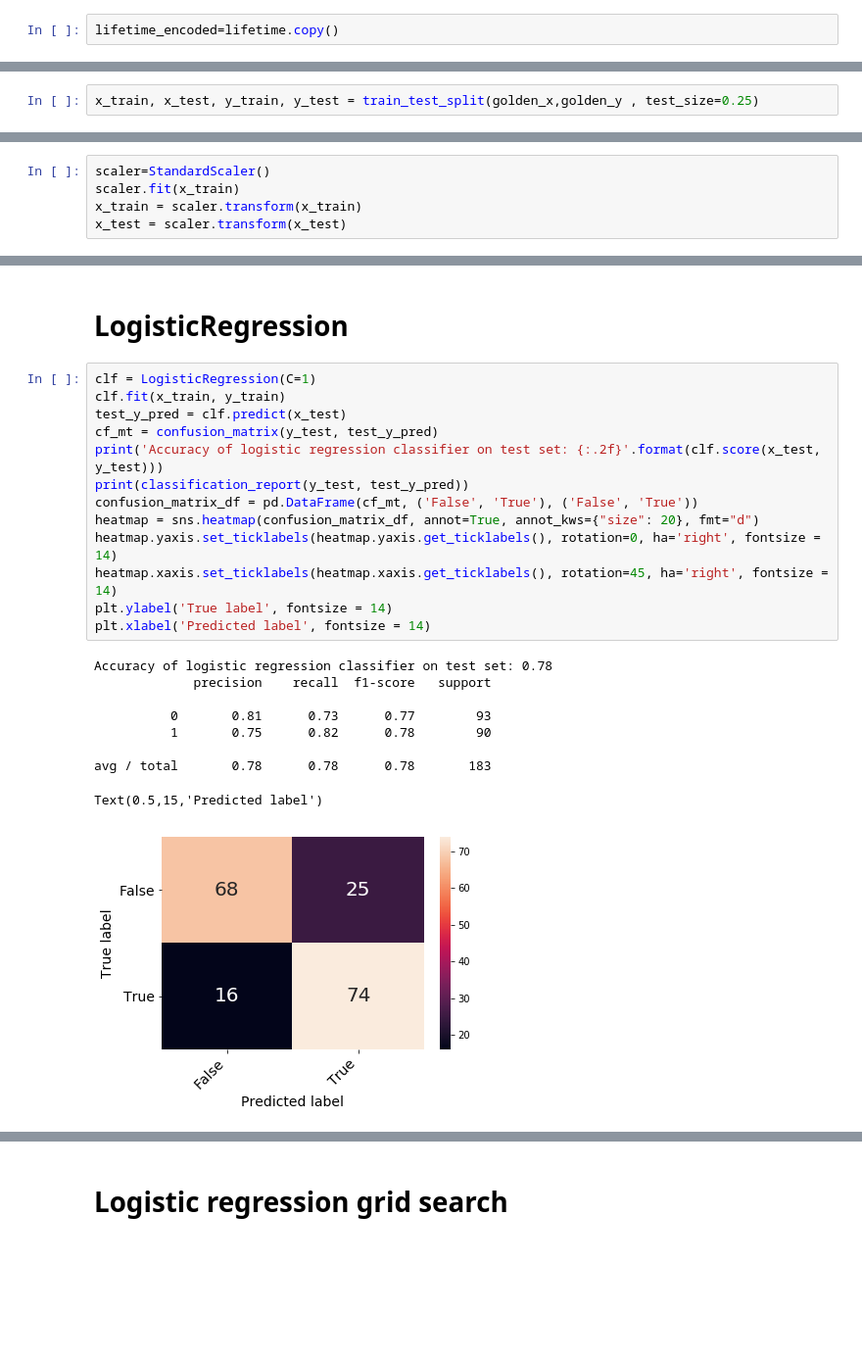
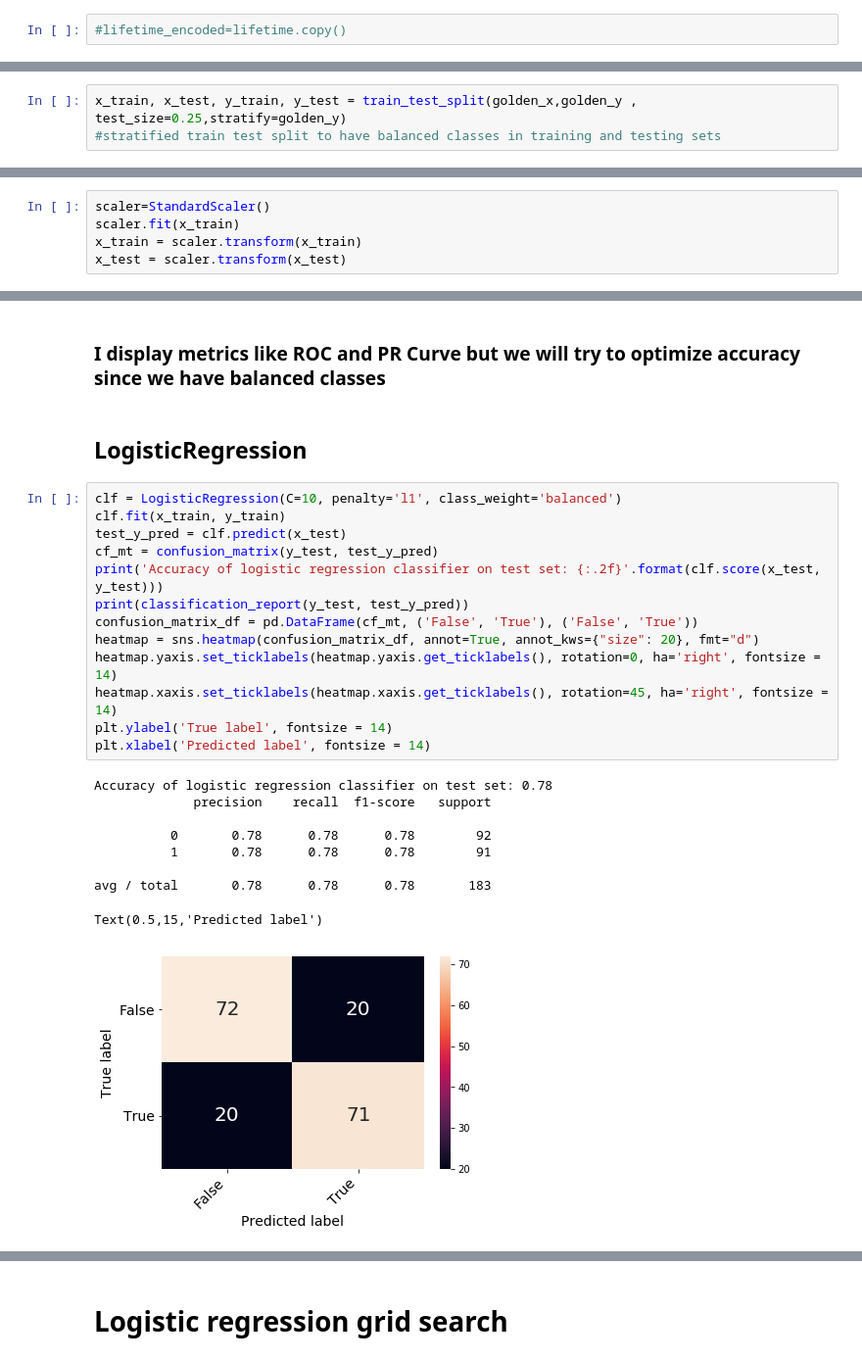
Before and after one commit to ricardofullton/glovo_test, a Jupyter notebook: glovo.ipynb, the cells around one changed output, grey strips where cells are left out. Shown at 98% size. Cells and saved outputs as stored; diff of their text form; blank space fills up the shorter version.

```diff
--- a/glovo.ipynb
+++ b/glovo.ipynb
@@ -255,7 +249,7 @@ lifetime['lifetime_feature_1'] = gen_labels
 # %%
 lifetime_encoded= pd.get_dummies(lifetime, columns=['lifetime_feature_1'])
 # %%
-lifetime_encoded=lifetime.copy()
+#lifetime_encoded=lifetime.copy()
 # %%
 lifetime_encoded.set_index('courier', inplace=True)
 # %%
@@ -349,5 +349,6 @@ sns.heatmap(golden_x_mt, vmax=1., square=False,cmap="RdYlBu")
 # %%
-x_train, x_test, y_train, y_test = train_test_split(golden_x,golden_y , test_size=0.25)
+x_train, x_test, y_train, y_test = train_test_split(golden_x,golden_y , test_size=0.25,stratify=golden_y)
+#stratified train test split to have balanced classes in training and testing sets
 # %% [markdown]
 # About imputing missing values
 ### I use KNN to impute missing values for lifetime dataset feature_2, I do it separately in the testing and training set, I do so to prevent data leakage altough may come with a cost on the accuracy of the imputation
@@ -371,28 +388,30 @@ x_test = scaler.transform(x_test)
+# %% [markdown]
+### I display metrics like ROC and PR Curve but we will try to optimize accuracy since we have balanced classes
 # %% [markdown]
-# LogisticRegression
+## LogisticRegression
 # %%
-clf = LogisticRegression(C=1)
+clf = LogisticRegression(C=10, penalty='l1', class_weight='balanced')
 clf.fit(x_train, y_train)
 test_y_pred = clf.predict(x_test)
 cf_mt = confusion_matrix(y_test, test_y_pred)
 print('Accuracy of logistic regression classifier on test set: {:.2f}'.format(clf.score(x_test, y_test)))
 print(classification_report(y_test, test_y_pred))
 confusion_matrix_df = pd.DataFrame(cf_mt, ('False', 'True'), ('False', 'True'))
 heatmap = sns.heatmap(confusion_matrix_df, annot=True, annot_kws={"size": 20}, fmt="d")
 heatmap.yaxis.set_ticklabels(heatmap.yaxis.get_ticklabels(), rotation=0, ha='right', fontsize = 14)
 heatmap.xaxis.set_ticklabels(heatmap.xaxis.get_ticklabels(), rotation=45, ha='right', fontsize = 14)
 plt.ylabel('True label', fontsize = 14)
 plt.xlabel('Predicted label', fontsize = 14)
 # %% [output]
 Accuracy of logistic regression classifier on test set: 0.78
              precision    recall  f1-score   support
 
-          0       0.81      0.73      0.77        93
-          1       0.75      0.82      0.78        90
+          0       0.78      0.78      0.78        92
+          1       0.78      0.78      0.78        91
 
 avg / total       0.78      0.78      0.78       183
 Text(0.5,15,'Predicted label')
-[figure, old version]
+[figure, new version]
 # %%
 probs = clf.predict_proba(x_test)
 preds = probs[:,1]
```
Also changed, not shown: parts of 61 cells of this notebook.
